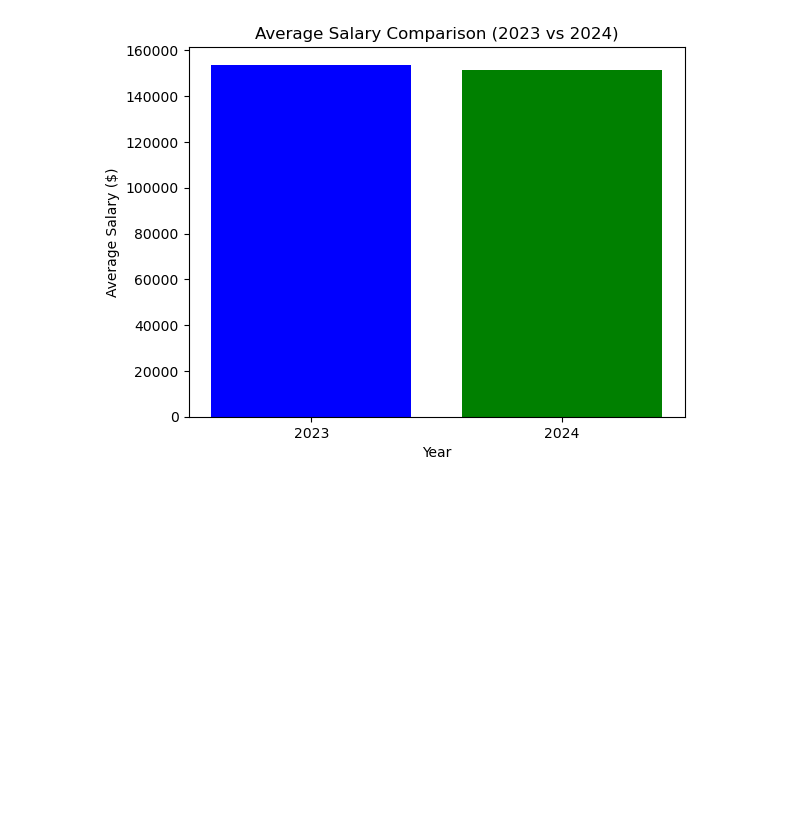
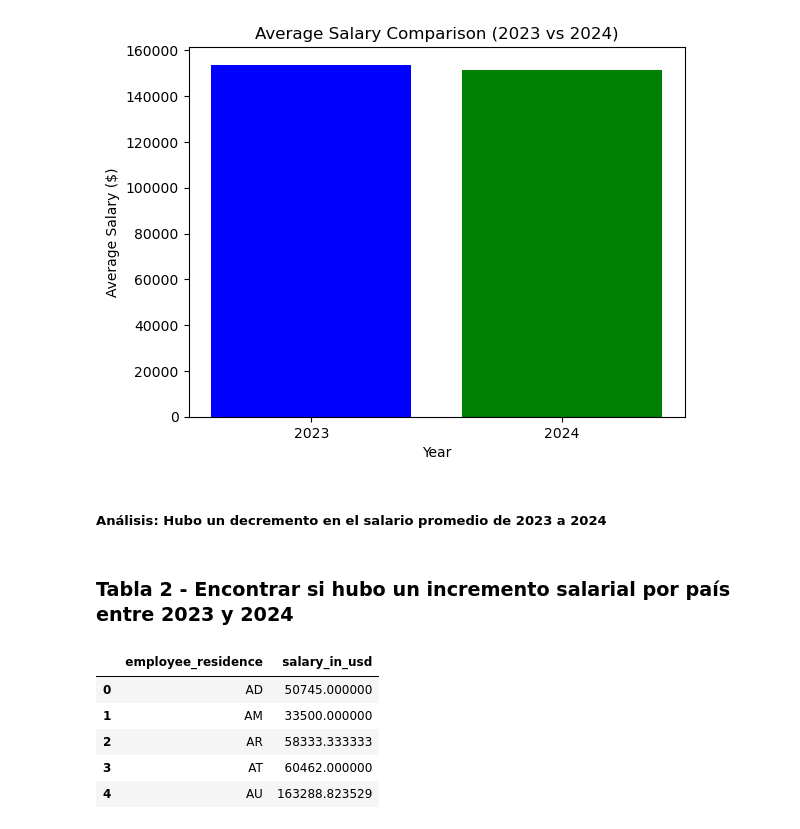
Before and after one commit to Starkilled1/Data-Salaries-2023-2024-analysis, a Jupyter notebook: Eugenio.ipynb, the cells around one changed output. Drawn from its saved outputs; the diff is of its cells as text; code cells hidden in the pictures; blank space fills up the shorter version.

```diff
--- a/Eugenio.ipynb
+++ b/Eugenio.ipynb
@@ -81,3 +81,22 @@ plt.title('Average Salary Comparison (2023 vs 2024)')
 plt.show()
 # %% [output]
 [figure]
+# %% [markdown]
+##### Análisis: Hubo un decremento en el salario promedio de 2023 a 2024
+# %% [markdown]
+### Tabla 2 - Encontrar si hubo un incremento salarial por país entre 2023 y 2024
+# %%
+# Creating a new Data Frame for 2023 with only 3 columns: 'work_year', 'salary_in_usd' and 'employee_residence'
+salary_per_country2023_df = salaries_df[['work_year', 'salary_in_usd', 'employee_residence']]
+salary_per_country2023_df = salary_per_country2023_df[salary_per_country2023_df['work_year'] == 2023]
+
+# Calculating the average salary per country in 2023
+avgsalarybycountry_2023 = salary_per_country2023_df.groupby('employee_residence')['salary_in_usd'].mean().reset_index()
+avgsalarybycountry_2023.head()
+# %% [output]
+|  | employee_residence | salary_in_usd |
+| 0 | AD | 50745.000000 |
+| 1 | AM | 33500.000000 |
+| 2 | AR | 58333.333333 |
+| 3 | AT | 60462.000000 |
+| 4 | AU | 163288.823529 |
```
Also changed, not shown: parts of 3 cells of this notebook.
